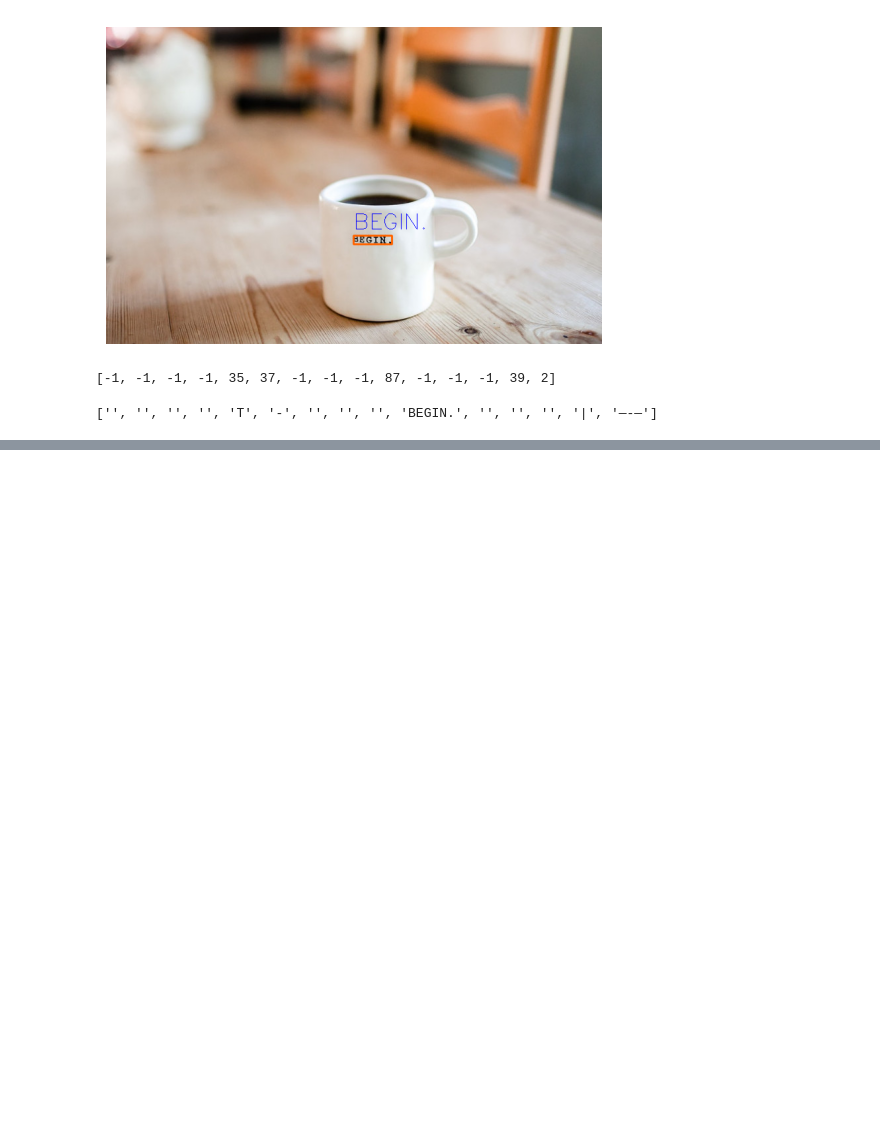
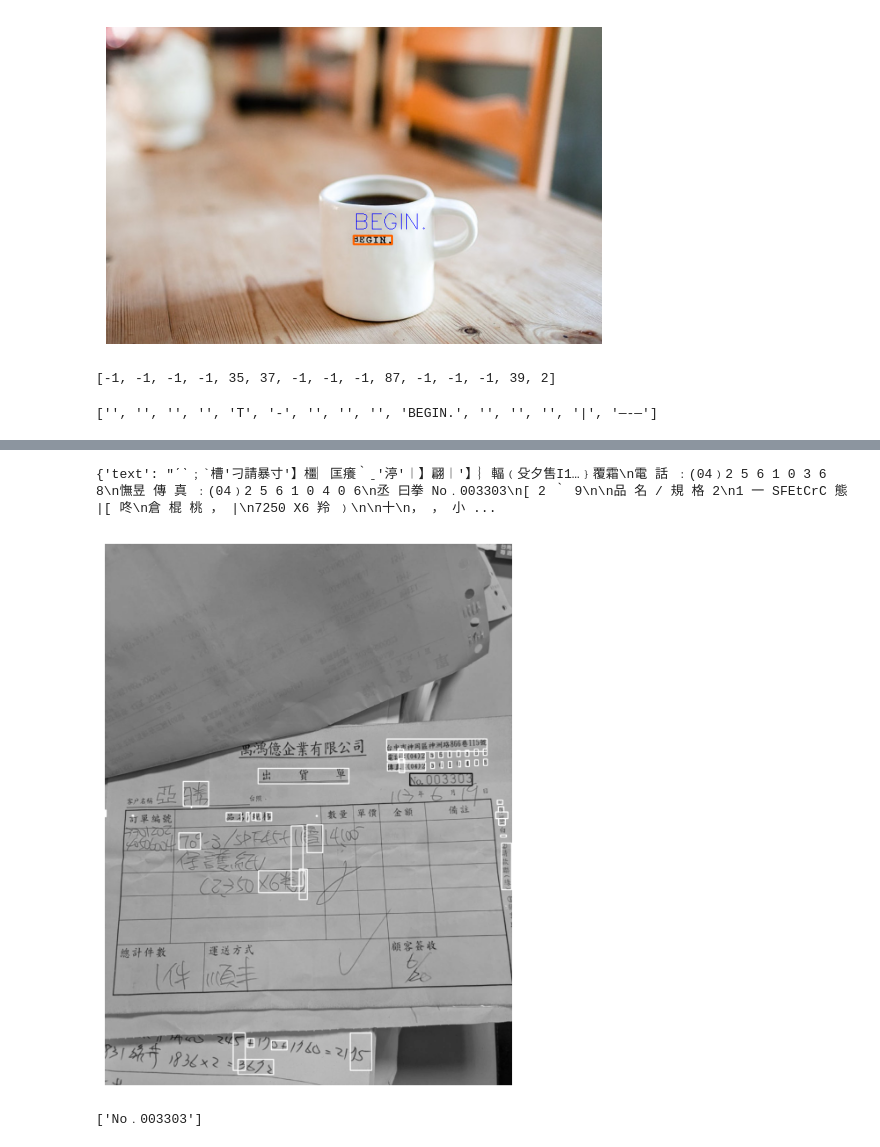
Before and after one commit to siapai/ocr-learning, a Jupyter notebook: Tesseract.ipynb, the cells around one changed output, grey strips where cells are left out. Saved outputs shown, nothing was run; the diff lists cells and outputs as text; code cells hidden in the pictures; blank space fills up the shorter version.

```diff
--- a/Tesseract.ipynb
+++ b/Tesseract.ipynb
@@ -492,0 +516,4 @@ result['text']
+# %%
+config_tesseract = '--tessdata-dir tessdata '
+result = pytesseract.image_to_data(gray, lang='chi_tra', config=config_tesseract, output_type=Output.DICT)
+result
@@ -492,0 +538,32 @@ result['text']
+# %%
+text = pytesseract.image_to_string(gray, lang='chi_tra', config=config_tesseract, output_type=Output.DICT)
+print(text)
+# %% [output]
+{'text': "ˊˋ﹔`槽'刁請暴寸'】橿︳匡癢‵ˍ'渟'︱】翩︱′】︴輻﹙殳夕售I1…﹜覆霜\n電 話 ﹕(04﹚2 5 6 1 0 3 6 8\n憮昱 傳 真 ﹕(04﹚2 5 6 1 0 4 0 6\n丞 曰拳 No﹒003303\n[ 2 ‵ 9\n\n品 名 / 規 格 2\n1 一 SFEtCrC 態 |[ 咚\n倉 棍 桃 ， |\n7250 X6 羚 ﹚\n\n十\n， ， 小 ...
+# %%
+import re
+pattern = r'\b\d{6}\b'
+digits = []
+min_confidence = 40
+gray_copy = gray.copy()
+for i in range(0, len(result['text'])):
+  confidence = int(result['conf'][i])
+  if confidence > min_confidence:
+    text = result['text'][i]
+    if re.findall(pattern, text):
+      x, y, img = bouding_box(result, gray_copy, i, (0,0,255))
+      #cv2.putText(img_copy, text, (x, y - 10), cv2.FONT_HERSHEY_SIMPLEX, 1.1, (0,0,255))
+      img_copy = write_text(text, x, y, gray_copy, font, 12)
+      digits.append(text)
+    else:
+      if text.strip():
+        x, y, gray_copy = bouding_box(result, gray_copy, i)
+plt.figure(figsize=(12, 8))
+plt.axis(False)
+plt.imshow(gray_copy, cmap='gray')
+plt.show()
+
+print(digits)
+# %% [output]
+[figure, added]
+['No﹒003303']
```
Also changed, not shown: parts of 5 cells of this notebook, 1 other file.
